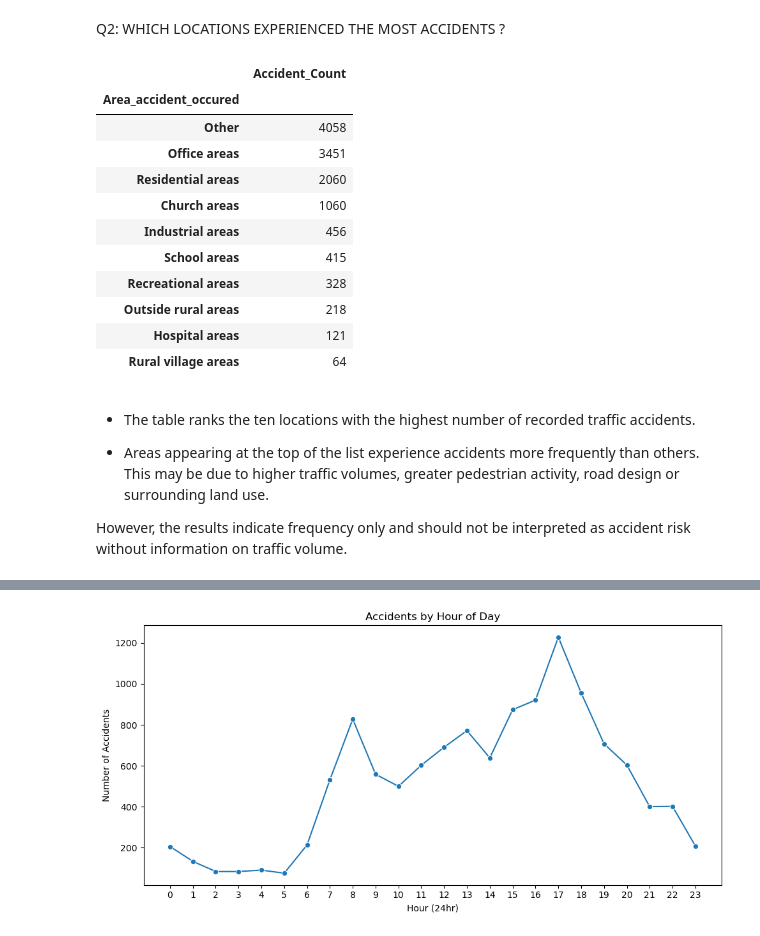
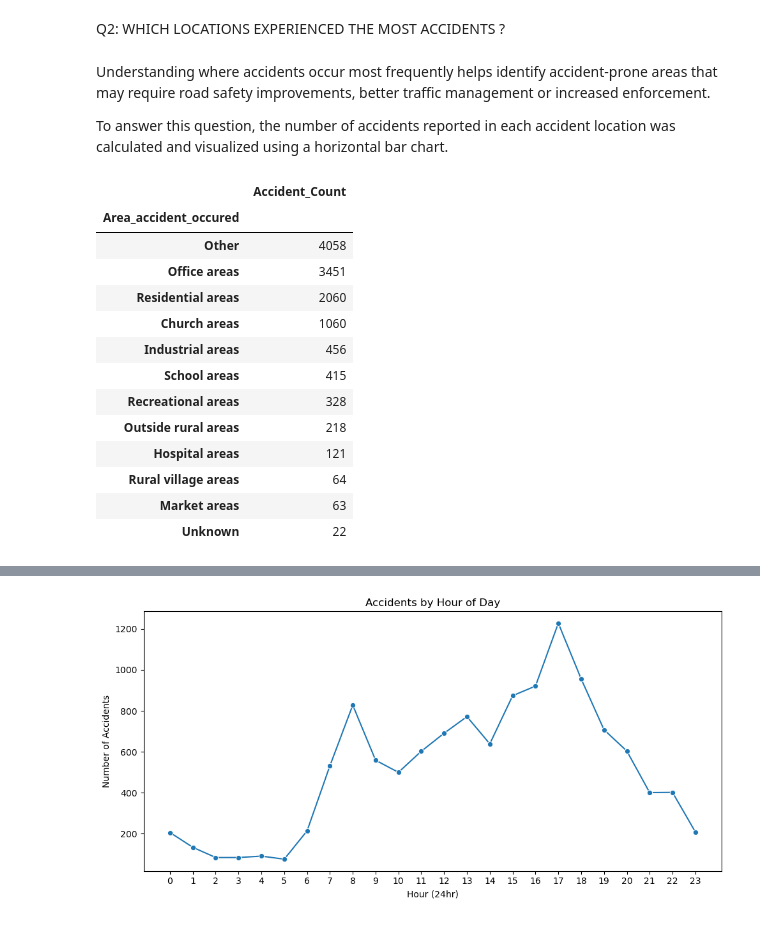
Before and after one commit to Sharon-Mukami/Traffic_Accident_Analysis, a Jupyter notebook: notebooks/analysis.ipynb, the cells around one changed output, grey strips where cells are left out. Cells and saved outputs as stored; diff of their text form; code cells hidden in the pictures.

```diff
--- a/notebooks/analysis.ipynb
+++ b/notebooks/analysis.ipynb
@@ -827,32 +828,33 @@ Total traffic accidents recorded: 12316
 - Each row represents one reported accident. Having a large number of observations increases the reliability of the analysis because it reduces the influence of unusual or isolated events.
 # %% [markdown]
 Q2: WHICH LOCATIONS EXPERIENCED THE MOST ACCIDENTS ?
+# %% [markdown]
+Understanding where accidents occur most frequently helps identify accident-prone areas that may require road safety improvements, better traffic management or increased enforcement.
+
+To answer this question, the number of accidents reported in each accident location was calculated and visualized using a horizontal bar chart.
 # %%
 # value_counts + sorting: rank accident locations
 location_counts = (df2["Area_accident_occured"]
                     .value_counts()
                     .sort_values(ascending=False))
 
-location_table = location_counts.head(10).rename("Accident_Count").to_frame()
+location_counts = location_counts[location_counts > 0]
+location_table = location_counts.rename("Accident_Count").to_frame()
 location_table
 # %% [output]
 |  | Accident_Count |
 | Area_accident_occured |  |
 | Other | 4058 |
 | Office areas | 3451 |
 | Residential areas | 2060 |
 | Church areas | 1060 |
 | Industrial areas | 456 |
 | School areas | 415 |
 | Recreational areas | 328 |
 | Outside rural areas | 218 |
 | Hospital areas | 121 |
 | Rural village areas | 64 |
+| Market areas | 63 |
+| Unknown | 22 |
-# %% [markdown]
-- The table ranks the ten locations with the highest number of recorded traffic accidents.
-
-- Areas appearing at the top of the list experience accidents more frequently than others. This may be due to higher traffic volumes, greater pedestrian activity, road design or surrounding land use.
-
-However, the results indicate frequency only and should not be interpreted as accident risk without information on traffic volume.
 # %%
 # Visual: top 10 accident locations
```
Also changed, not shown: parts of 35 cells of this notebook, 1 other file.
